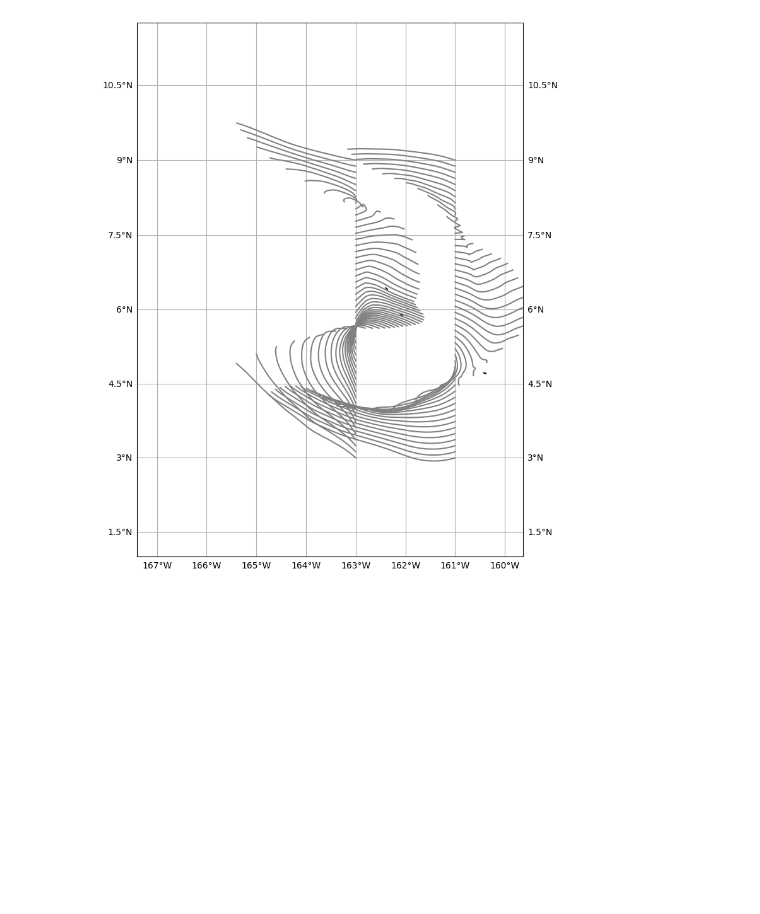
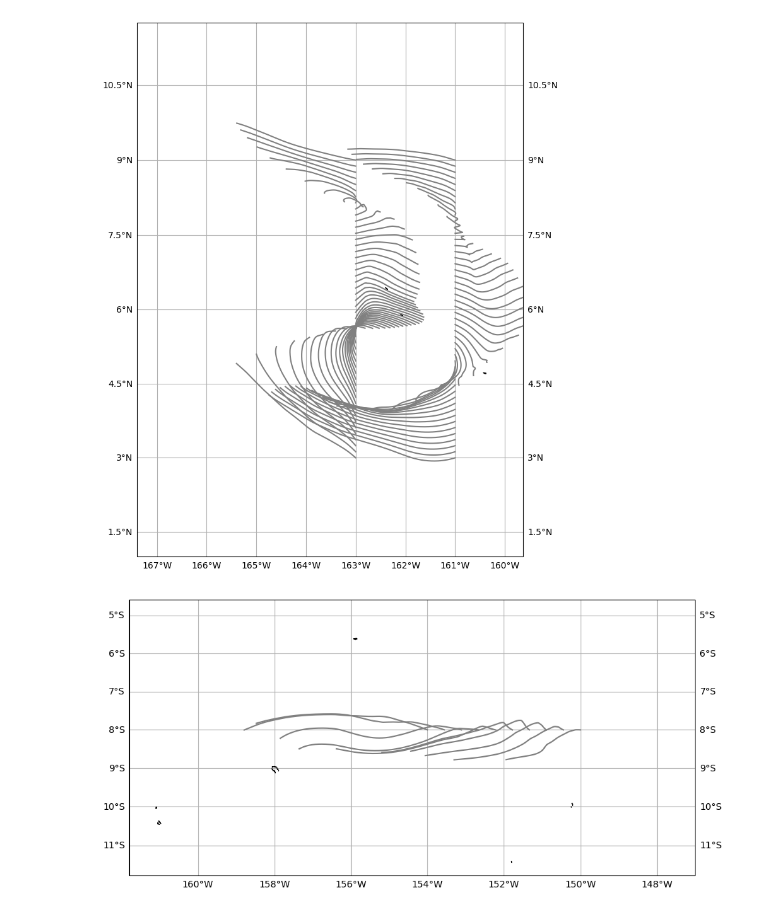
Before and after one commit to danielwhitt/FATE, a Jupyter notebook: oscar_parcels_test.ipynb, the cells around one changed output. Saved outputs shown, nothing was run; the diff lists cells and outputs as text; code cells hidden in the pictures; blank space fills up the shorter version.

```diff
--- a/oscar_parcels_test.ipynb
+++ b/oscar_parcels_test.ipynb
@@ -309,3 +441,13 @@ ds1.traj.plot(margin=1)
 plt.show()
 # %% [output]
 [figure]
+# %%
+ds2 = xr.open_zarr("OSCARparticlesOBS.zarr")
+ds2.traj.plot(margin=3)
+
+
+plt.show()
+# compare with the drifter track above (205 = 155 deg W)
+# going in the right direction at least...
+# %% [output]
+[figure, added]
```
Also changed, not shown: parts of 9 cells of this notebook.
